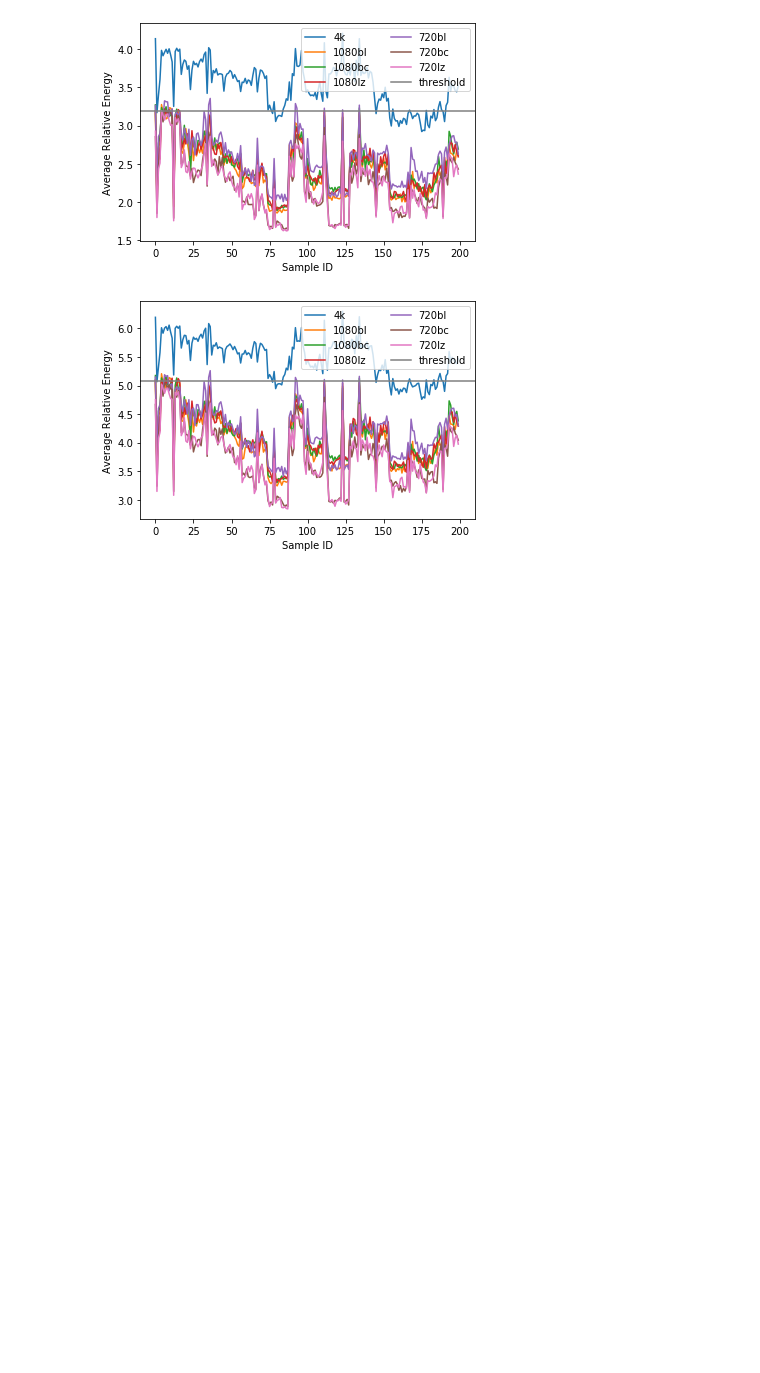
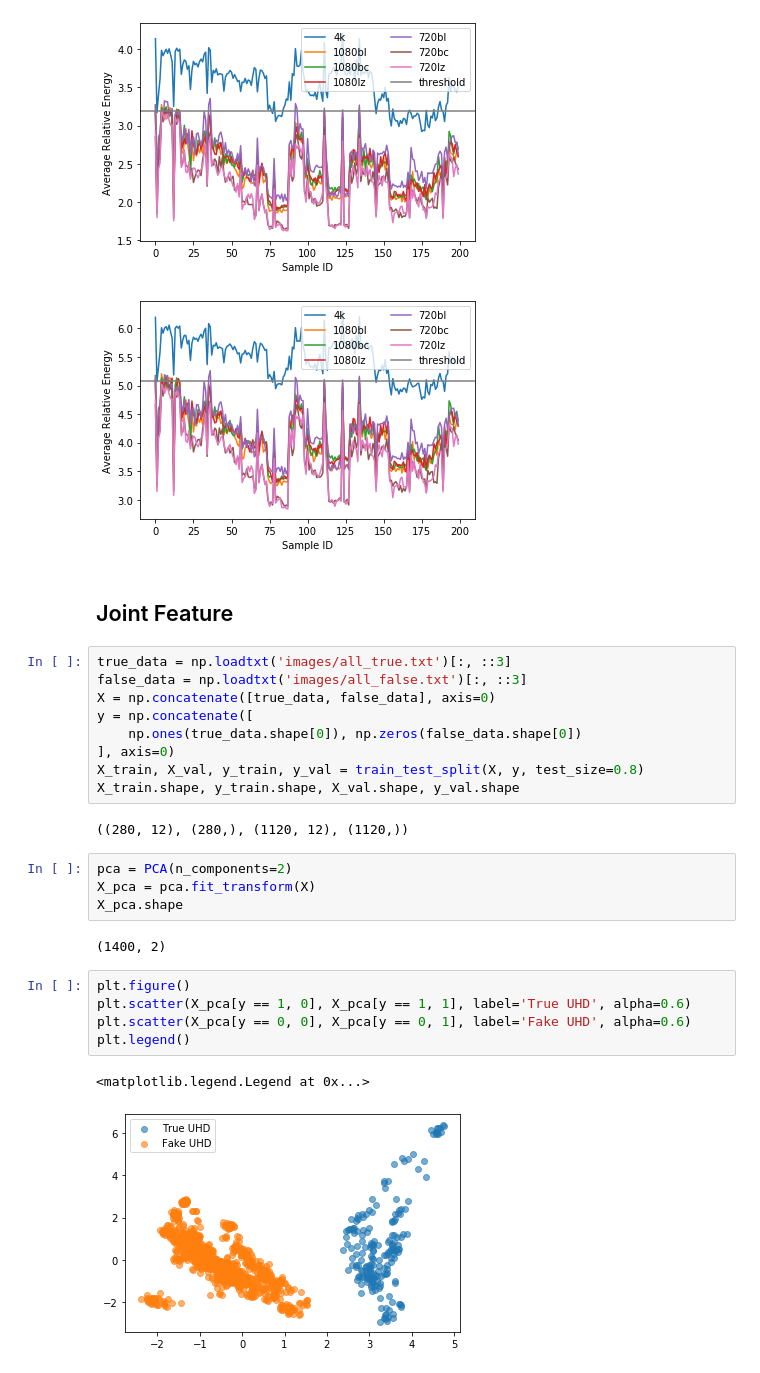
Before and after one commit to xushangning/cs386, a Jupyter notebook: 3-UHD/code/DCT_Judger.ipynb, the cells around one changed output. Drawn from its saved outputs; the diff is of its cells as text; blank space fills up the shorter version.

Commit message:
include combine feature and pca visualization

```diff
--- a/3-UHD/code/DCT_Judger.ipynb
+++ b/3-UHD/code/DCT_Judger.ipynb
@@ -935,3 +939,30 @@ print(best)
 (5.072529512846611, (12, 45))
 [figure]
 [figure]
+# %% [markdown]
+## Joint Feature
+# %%
+true_data = np.loadtxt('images/all_true.txt')[:, ::3]
+false_data = np.loadtxt('images/all_false.txt')[:, ::3]
+X = np.concatenate([true_data, false_data], axis=0)
+y = np.concatenate([
+    np.ones(true_data.shape[0]), np.zeros(false_data.shape[0])
+], axis=0)
+X_train, X_val, y_train, y_val = train_test_split(X, y, test_size=0.8)
+X_train.shape, y_train.shape, X_val.shape, y_val.shape
+# %% [output]
+((280, 12), (280,), (1120, 12), (1120,))
+# %%
+pca = PCA(n_components=2)
+X_pca = pca.fit_transform(X)
+X_pca.shape
+# %% [output]
+(1400, 2)
+# %%
+plt.figure()
+plt.scatter(X_pca[y == 1, 0], X_pca[y == 1, 1], label='True UHD', alpha=0.6)
+plt.scatter(X_pca[y == 0, 0], X_pca[y == 0, 1], label='Fake UHD', alpha=0.6)
+plt.legend()
+# %% [output]
+<matplotlib.legend.Legend at 0x...>
+[figure, added]
```
Also changed, not shown: parts of 4 cells of this notebook, 2 other files.
